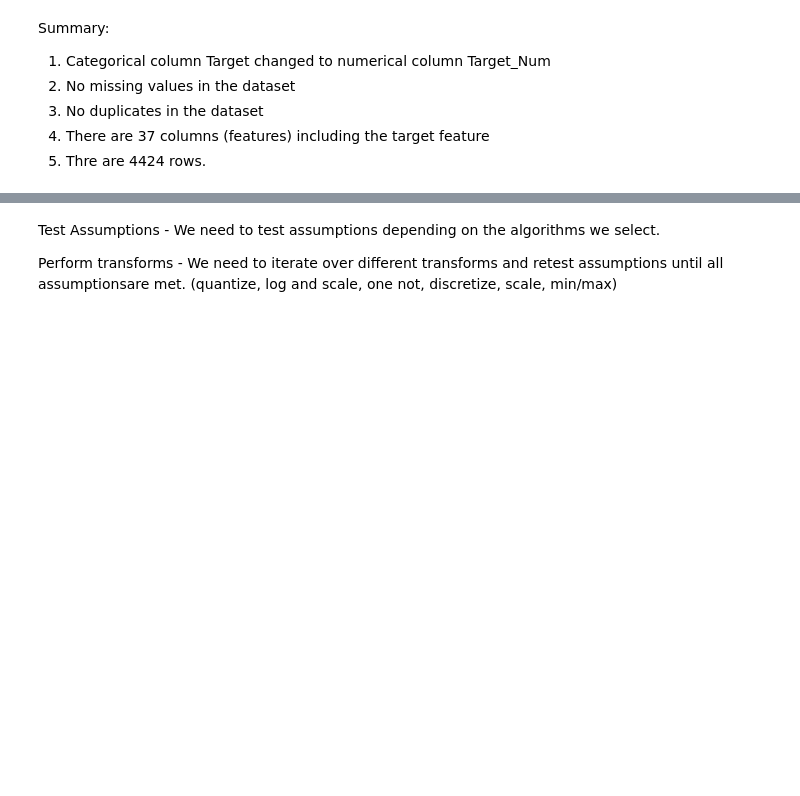
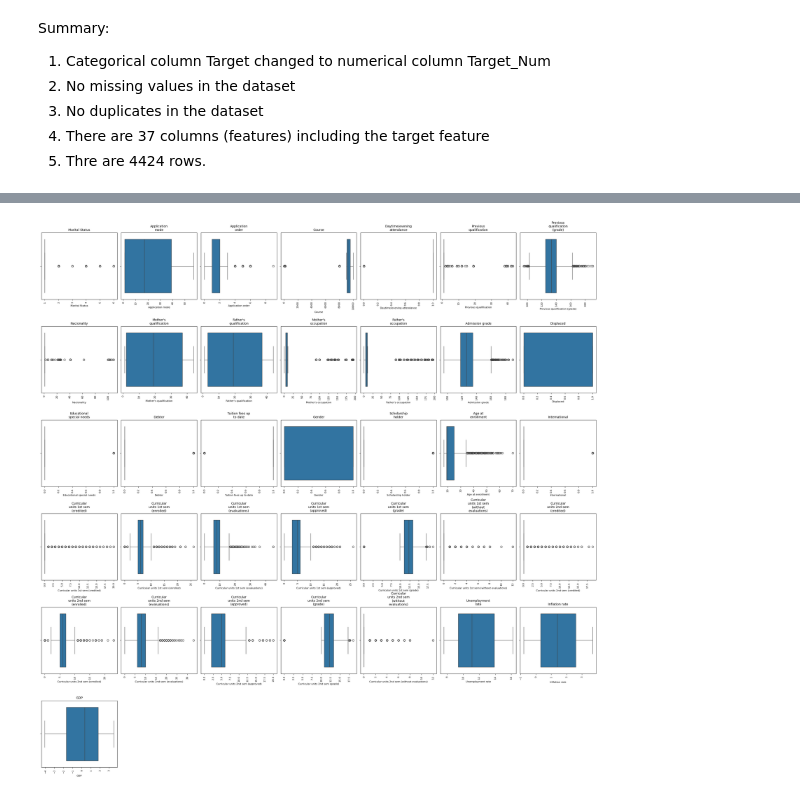
Before and after one commit to Anitra-Hernandez/aa1_501_group_7_project, a Jupyter notebook: code/aai501_group_7_project_code-checkpoint.ipynb, the cells around one changed output, grey strips where cells are left out. Cells and saved outputs as stored; diff of their text form; code cells hidden in the pictures; blank space fills up the shorter version.

```diff
--- a/code/aai501_group_7_project_code-checkpoint.ipynb
+++ b/code/aai501_group_7_project_code-checkpoint.ipynb
@@ -267,4 +172,0 @@ plt.show()
-# %% [markdown]
-Test Assumptions - We need to test assumptions depending on the algorithms we select.
-
-Perform transforms - We need to iterate over different transforms and retest assumptions until all assumptionsare met. (quantize, log and scale, one not, discretize, scale, min/max)
@@ -272,0 +173,27 @@ Perform transforms - We need to iterate over different transforms and retest ass
+# %%
+#create boxplot of the data in df
+
+metrics_list = X.columns
+
+# Set up the figure and axes
+fig, axes = plt.subplots(nrows=6, ncols=7, figsize=(25, 25))
+axes = axes.flatten()
+
+# Create a box plot for each column
+for i, col in enumerate(metrics_list):
+    sns.boxplot(data=df, x=col, ax=axes[i])
+
+    # Wrap the title text
+    wrapped_title = "\n".join(textwrap.wrap(col, width=15))
+    axes[i].set_title(wrapped_title)
+
+    axes[i].tick_params(axis='x', rotation=90)
+
+# Hide any empty plots if there are fewer metrics than subplots
+for j in range(i + 1, len(axes)):
+    axes[j].axis('off')
+
+plt.tight_layout()
+plt.show()
+# %% [output]
+[figure, added]
```
Also changed, not shown: parts of 28 cells of this notebook.
